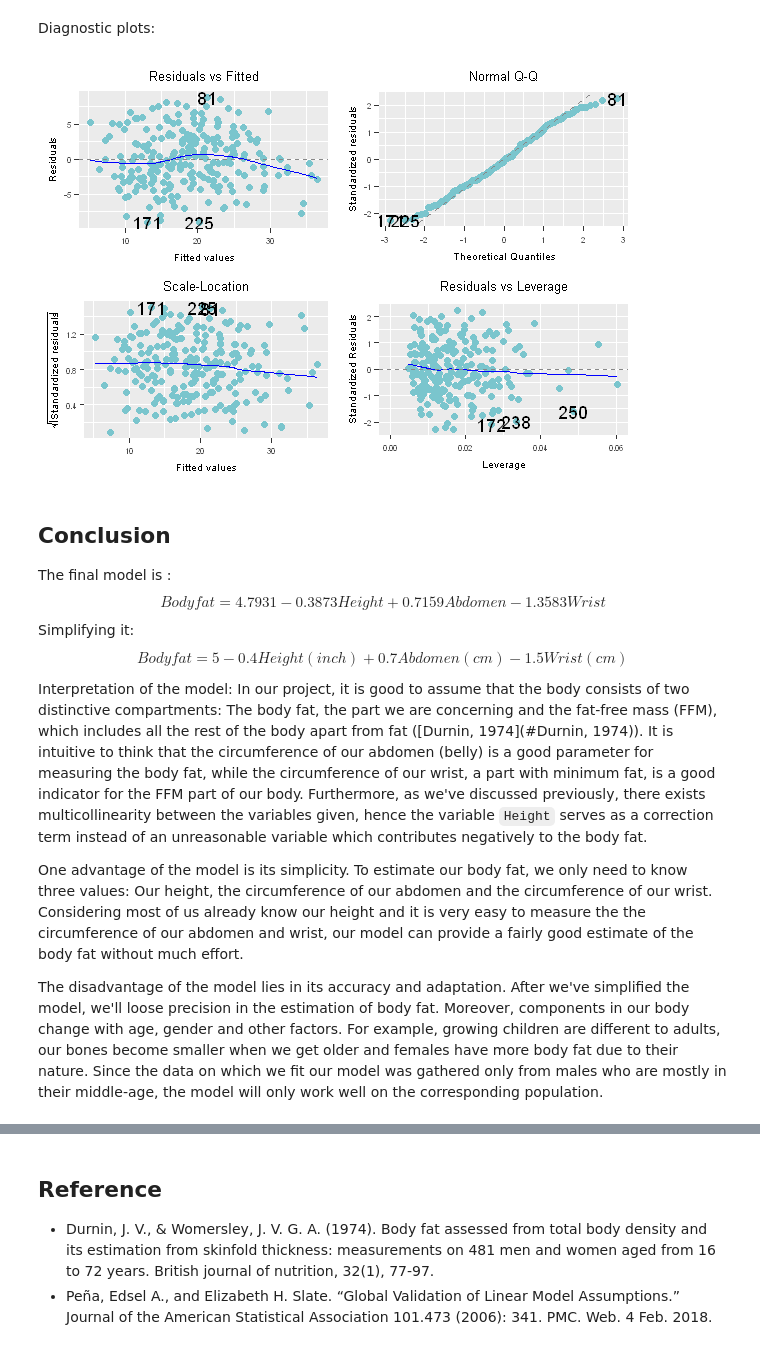
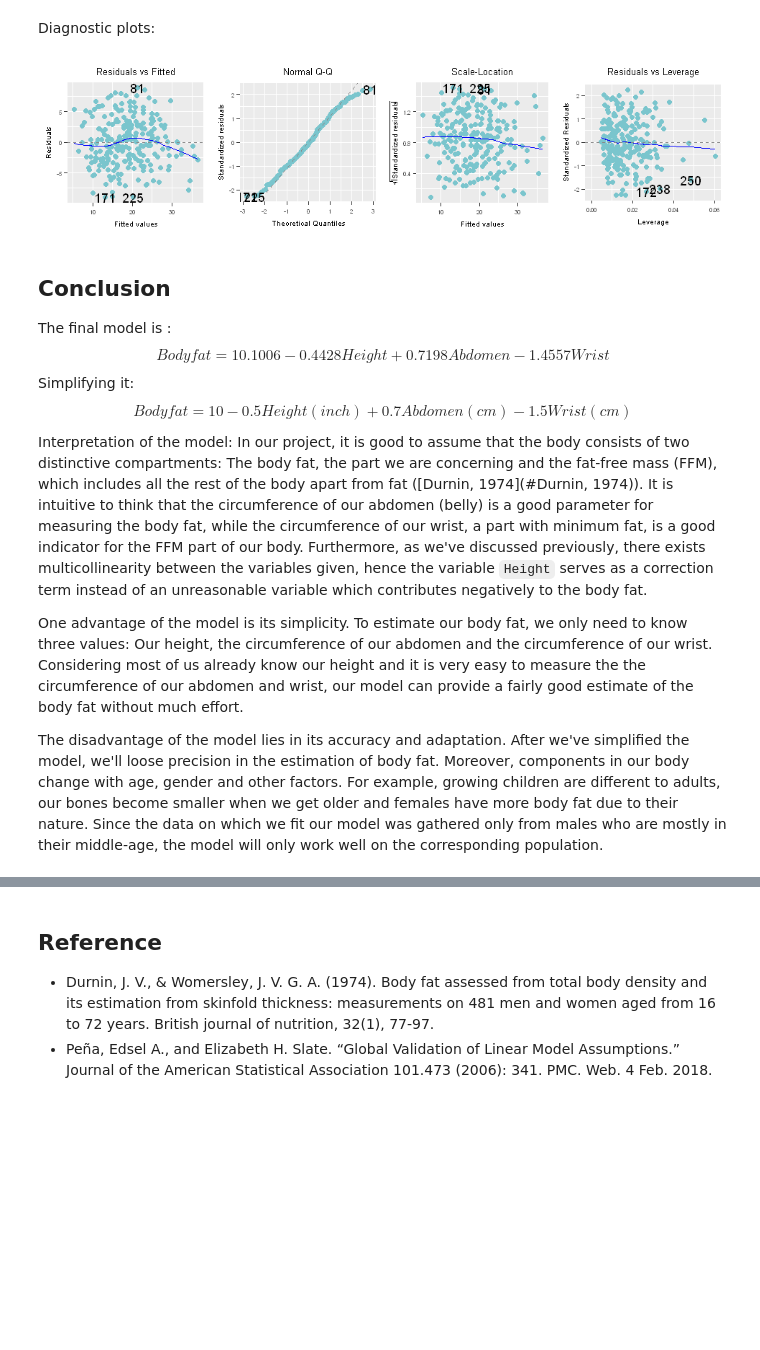
Before and after one commit to chilli0i0/628Groupwork1, a Jupyter notebook: Jupyter/TheFullNoteBook.ipynb, the cells around one changed output, grey strips where cells are left out. Cells and saved outputs as stored; diff of their text form; code cells hidden in the pictures; blank space fills up the shorter version.

```diff
--- a/Jupyter/TheFullNoteBook.ipynb
+++ b/Jupyter/TheFullNoteBook.ipynb
@@ -270,17 +272,17 @@ xtable(m.final)
 # %% [markdown]
 Diagnostic plots:
 # %%
-options(repr.plot.width=5, repr.plot.height=3.5)
-autoplot(m.final,colour='cadetblue3')+theme(text = element_text(size=6),plot.title = element_text(hjust = 0.5,size=8))
+options(repr.plot.width=8, repr.plot.height=2)
+autoplot(m.final,colour='cadetblue3',nrow=1,ncol=4)+theme(text = element_text(size=6),plot.title = element_text(hjust = 0.5,size=8))
 # %% [output]
-[figure, old version]
+[figure, new version]
 # %% [markdown]
 ## Conclusion
 
 The final model is :
-$$Bodyfat = 4.7931 - 0.3873Height + 0.7159Abdomen - 1.3583Wrist$$
+$$Bodyfat = 10.1006 - 0.4428Height + 0.7198Abdomen - 1.4557Wrist$$
 Simplifying it:
-$$Bodyfat = 5 - 0.4Height(inch) + 0.7Abdomen(cm) - 1.5Wrist(cm)$$
+$$Bodyfat = 10 - 0.5Height(inch) + 0.7Abdomen(cm) - 1.5Wrist(cm)$$
 
 Interpretation of the model:
 In our project, it is good to assume that the body consists of two distinctive compartments: The body fat, the part we are concerning and the fat-free mass (FFM), which includes all the rest of the body apart from fat ([Durnin, 1974](#Durnin, 1974)). It is intuitive to think that the circumference of our abdomen (belly) is a good parameter for measuring the body fat, while the circumference of our wrist, a part with minimum fat, is a good indicator for the FFM part of our body. Furthermore, as we've discussed previously, there exists multicollinearity between the variables given, hence the variable `Height` serves as a correction term instead of an unreasonable variable which contributes negatively to the body fat.
```
Also changed, not shown: parts of 10 cells of this notebook, 1 other file.
